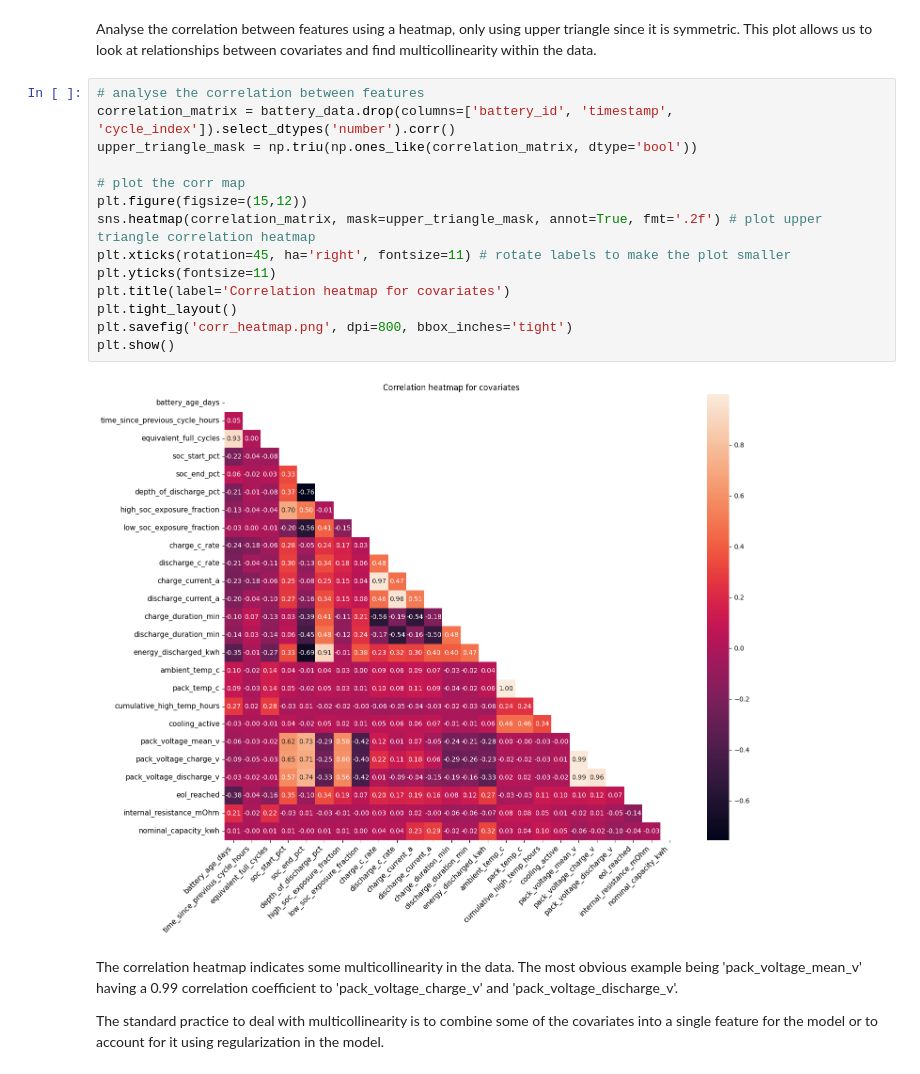
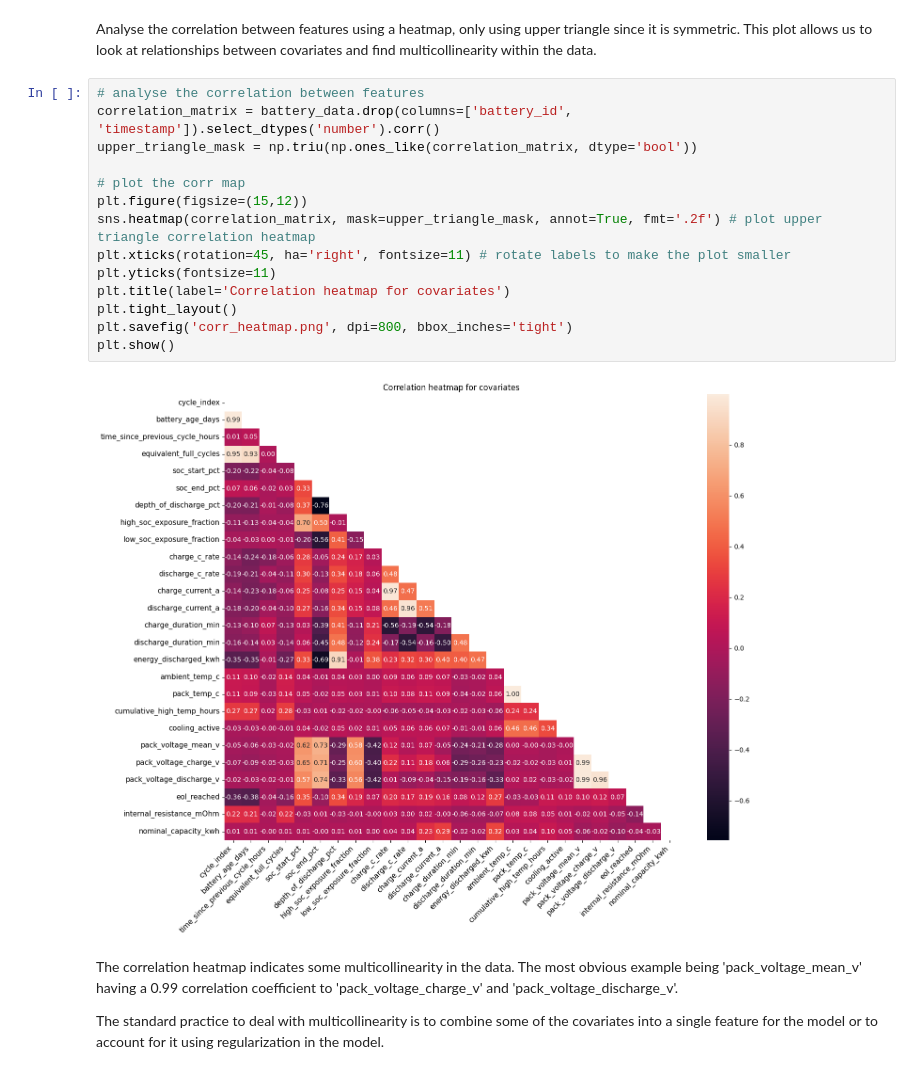
Before and after one commit to leolin25/predicting_battery_useful_life, a Jupyter notebook: cs342-coursework.ipynb, the cells around one changed output. Saved outputs shown, nothing was run; the diff lists cells and outputs as text.

```diff
--- a/cs342-coursework.ipynb
+++ b/cs342-coursework.ipynb
@@ -41,20 +41,20 @@ battery_data['eol_reached'] = battery_data['eol_reached'].map({True: 1, False: 0
 Analyse the correlation between features using a heatmap, only using upper triangle since it is symmetric. This plot allows us to look at relationships between covariates and find multicollinearity within the data.
 # %%
 # analyse the correlation between features
-correlation_matrix = battery_data.drop(columns=['battery_id', 'timestamp', 'cycle_index']).select_dtypes('number').corr()
+correlation_matrix = battery_data.drop(columns=['battery_id', 'timestamp']).select_dtypes('number').corr()
 upper_triangle_mask = np.triu(np.ones_like(correlation_matrix, dtype='bool'))
 
 # plot the corr map
 plt.figure(figsize=(15,12))
 sns.heatmap(correlation_matrix, mask=upper_triangle_mask, annot=True, fmt='.2f') # plot upper triangle correlation heatmap
 plt.xticks(rotation=45, ha='right', fontsize=11) # rotate labels to make the plot smaller
 plt.yticks(fontsize=11)
 plt.title(label='Correlation heatmap for covariates')
 plt.tight_layout()
 plt.savefig('corr_heatmap.png', dpi=800, bbox_inches='tight')
 plt.show()
 # %% [output]
-[figure, old version]
+[figure, new version]
 # %% [markdown]
 The correlation heatmap indicates some multicollinearity in the data. The most obvious example being 'pack_voltage_mean_v' having a 0.99 correlation coefficient to 'pack_voltage_charge_v' and 'pack_voltage_discharge_v'.
 
```
Also changed, not shown: parts of 3 cells of this notebook, 2 other files.
